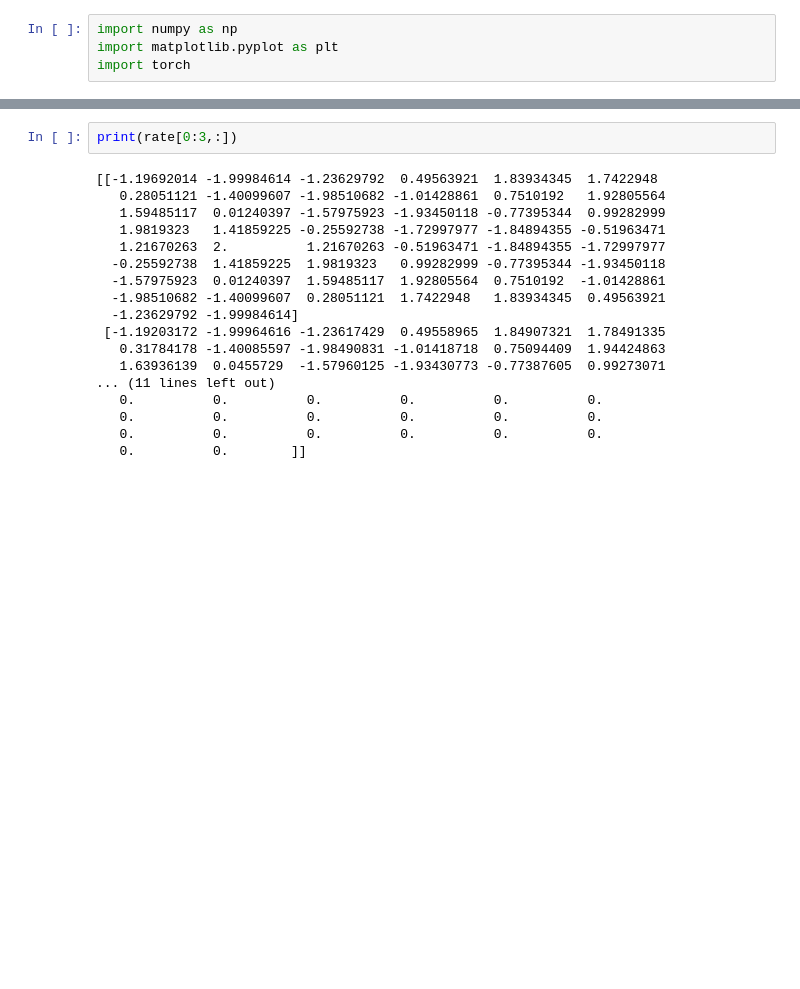
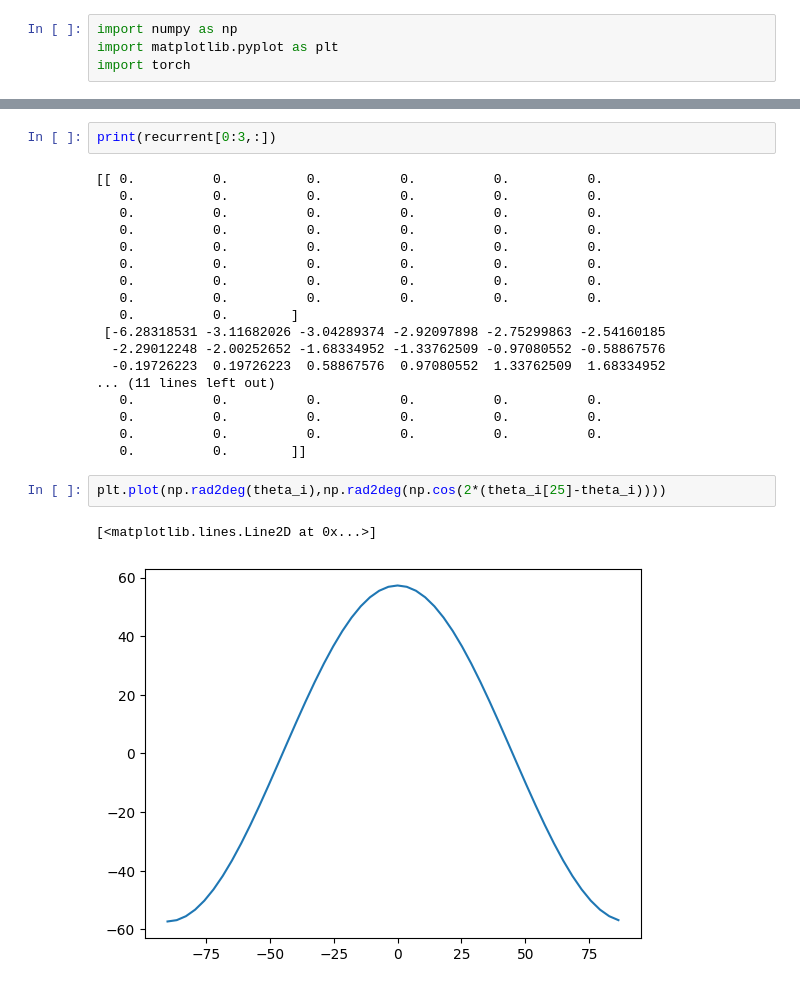
Before and after one commit to Qunzh/CAN_GridCell_Model, a Jupyter notebook: Ring_Model_V1.ipynb, the cells around one changed output, grey strips where cells are left out. Drawn from its saved outputs; the diff is of its cells as text; blank space fills up the shorter version.

```diff
--- a/Ring_Model_V1.ipynb
+++ b/Ring_Model_V1.ipynb
@@ -52,20 +75,25 @@ np.size(rate)
 # %%
-print(rate[0:3,:])
+print(recurrent[0:3,:])
 # %% [output]
-[[-1.19692014 -1.99984614 -1.23629792  0.49563921  1.83934345  1.7422948
-   0.28051121 -1.40099607 -1.98510682 -1.01428861  0.7510192   1.92805564
-   1.59485117  0.01240397 -1.57975923 -1.93450118 -0.77395344  0.99282999
-   1.9819323   1.41859225 -0.25592738 -1.72997977 -1.84894355 -0.51963471
-   1.21670263  2.          1.21670263 -0.51963471 -1.84894355 -1.72997977
-  -0.25592738  1.41859225  1.9819323   0.99282999 -0.77395344 -1.93450118
-  -1.57975923  0.01240397  1.59485117  1.92805564  0.7510192  -1.01428861
-  -1.98510682 -1.40099607  0.28051121  1.7422948   1.83934345  0.49563921
-  -1.23629792 -1.99984614]
- [-1.19203172 -1.99964616 -1.23617429  0.49558965  1.84907321  1.78491335
-   0.31784178 -1.40085597 -1.98490831 -1.01418718  0.75094409  1.94424863
-   1.63936139  0.0455729  -1.57960125 -1.93430773 -0.77387605  0.99273071
+[[ 0.          0.          0.          0.          0.          0.
+   0.          0.          0.          0.          0.          0.
+   0.          0.          0.          0.          0.          0.
+   0.          0.          0.          0.          0.          0.
+   0.          0.          0.          0.          0.          0.
+   0.          0.          0.          0.          0.          0.
+   0.          0.          0.          0.          0.          0.
+   0.          0.          0.          0.          0.          0.
+   0.          0.        ]
+ [-6.28318531 -3.11682026 -3.04289374 -2.92097898 -2.75299863 -2.54160185
+  -2.29012248 -2.00252652 -1.68334952 -1.33762509 -0.97080552 -0.58867576
+  -0.19726223  0.19726223  0.58867576  0.97080552  1.33762509  1.68334952
 ... (11 lines left out)
    0.          0.          0.          0.          0.          0.
    0.          0.          0.          0.          0.          0.
    0.          0.          0.          0.          0.          0.
    0.          0.        ]]
+# %%
+plt.plot(np.rad2deg(theta_i),np.rad2deg(np.cos(2*(theta_i[25]-theta_i))))
+# %% [output]
+[<matplotlib.lines.Line2D at 0x...>]
+[figure, added]
```
Also changed, not shown: parts of 11 cells of this notebook.
